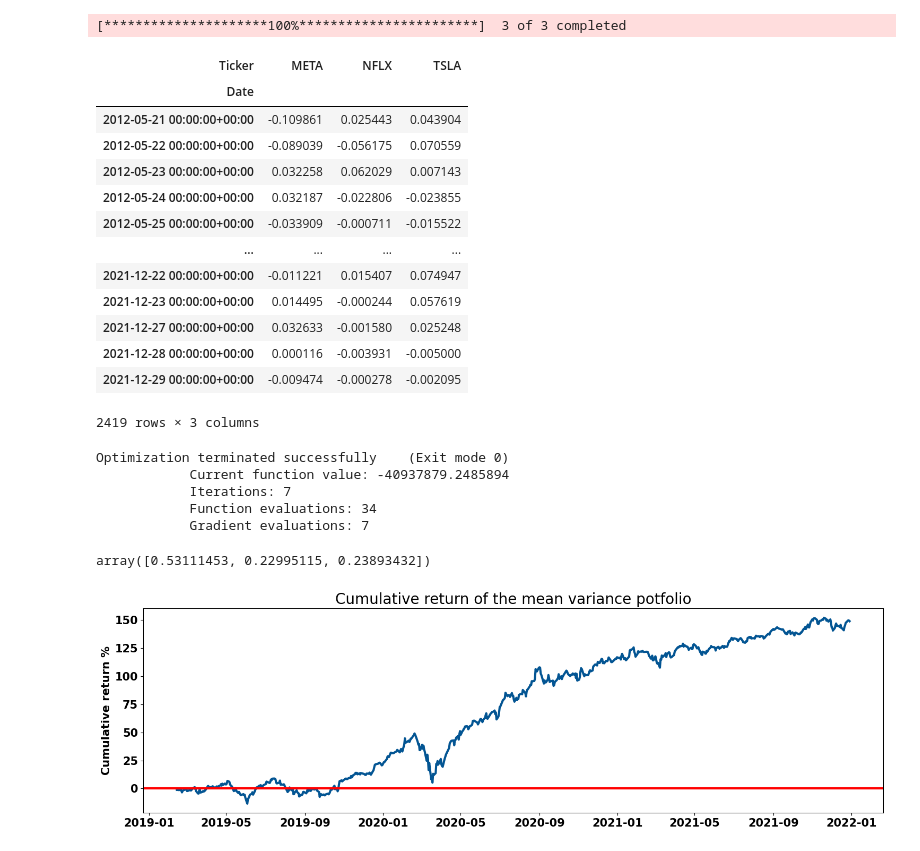
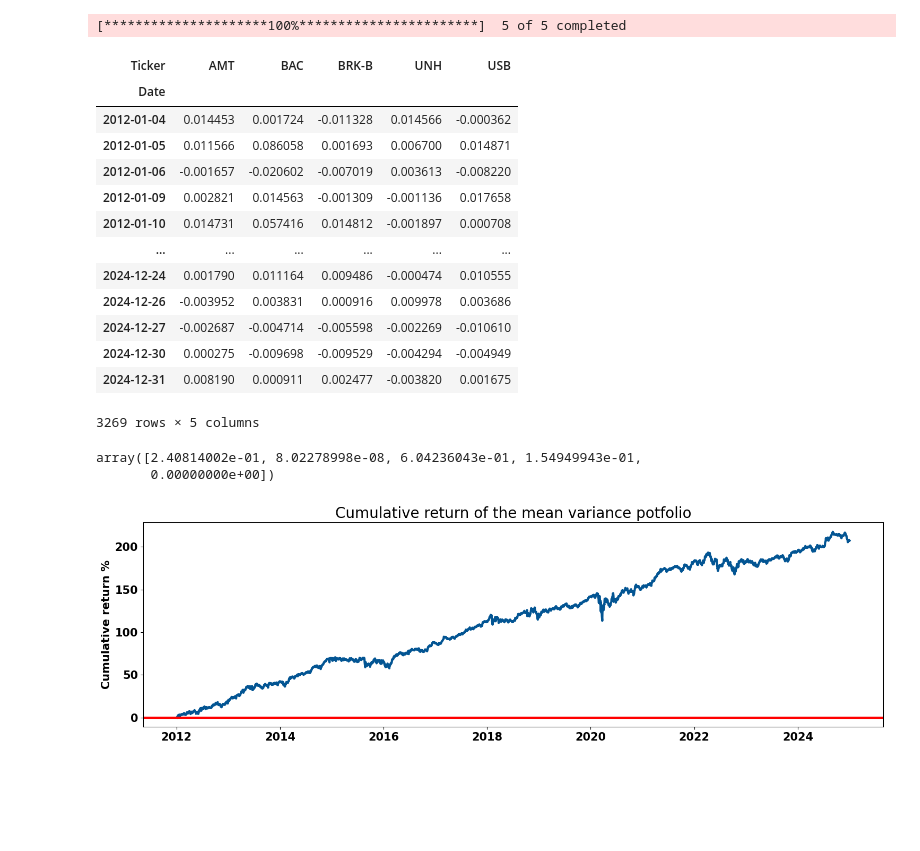
Before and after one commit to 2626245/Portfolio-Management, a Jupyter notebook: Static Asset Allocation/Mean-Variance-Criterion.ipynb, the cells around one changed output. Saved outputs shown, nothing was run; the diff lists cells and outputs as text; code cells hidden in the pictures; blank space fills up the shorter version.

Commit message:
Update portfolio management notebooks

```diff
--- a/Static Asset Allocation/Mean-Variance-Criterion.ipynb
+++ b/Static Asset Allocation/Mean-Variance-Criterion.ipynb
@@ -1,28 +1,28 @@
 # %%
 import yfinance as yf
 
-stock_tickers =['META', 'NFLX', 'TSLA']
+stock_tickers =['UNH','AMT','BAC','USB','BRK-B']
 
-database = yf.download(stock_tickers,start='2012-01-01',end ='2021-12-30')
-database = database['Adj Close']
+database = yf.download(stock_tickers,start='2012-01-01',end ='2025-01-01',auto_adjust=True)
+database = database['Close']
 data = database.dropna().pct_change(1).dropna()
 data
 # %% [output]
-[*********************100%***********************]  3 of 3 completed
+[*********************100%***********************]  5 of 5 completed
-| Ticker | META | NFLX | TSLA |
-| Date |  |  |  |
-| 2012-05-21 00:00:00+00:00 | -0.109861 | 0.025443 | 0.043904 |
-| 2012-05-22 00:00:00+00:00 | -0.089039 | -0.056175 | 0.070559 |
-| 2012-05-23 00:00:00+00:00 | 0.032258 | 0.062029 | 0.007143 |
-| 2012-05-24 00:00:00+00:00 | 0.032187 | -0.022806 | -0.023855 |
-| 2012-05-25 00:00:00+00:00 | -0.033909 | -0.000711 | -0.015522 |
-| ... | ... | ... | ... |
-| 2021-12-22 00:00:00+00:00 | -0.011221 | 0.015407 | 0.074947 |
-| 2021-12-23 00:00:00+00:00 | 0.014495 | -0.000244 | 0.057619 |
-| 2021-12-27 00:00:00+00:00 | 0.032633 | -0.001580 | 0.025248 |
-| 2021-12-28 00:00:00+00:00 | 0.000116 | -0.003931 | -0.005000 |
-| 2021-12-29 00:00:00+00:00 | -0.009474 | -0.000278 | -0.002095 |
+| Ticker | AMT | BAC | BRK-B | UNH | USB |
+| Date |  |  |  |  |  |
+| 2012-01-04 | 0.014453 | 0.001724 | -0.011328 | 0.014566 | -0.000362 |
+| 2012-01-05 | 0.011566 | 0.086058 | 0.001693 | 0.006700 | 0.014871 |
+| 2012-01-06 | -0.001657 | -0.020602 | -0.007019 | 0.003613 | -0.008220 |
+| 2012-01-09 | 0.002821 | 0.014563 | -0.001309 | -0.001136 | 0.017658 |
+| 2012-01-10 | 0.014731 | 0.057416 | 0.014812 | -0.001897 | 0.000708 |
+| ... | ... | ... | ... | ... | ... |
+| 2024-12-24 | 0.001790 | 0.011164 | 0.009486 | -0.000474 | 0.010555 |
+| 2024-12-26 | -0.003952 | 0.003831 | 0.000916 | 0.009978 | 0.003686 |
+| 2024-12-27 | -0.002687 | -0.004714 | -0.005598 | -0.002269 | -0.010610 |
+| 2024-12-30 | 0.000275 | -0.009698 | -0.009529 | -0.004294 | -0.004949 |
+| 2024-12-31 | 0.008190 | 0.000911 | 0.002477 | -0.003820 | 0.001675 |
-2419 rows × 3 columns
+3269 rows × 5 columns
 # %%
 import numpy as np
 
@@ -40,7 +40,7 @@ def MV_Criterion(weight,data):
 
     return -1*criterion
 # %%
-
+##calculating the weights
 import numpy as np
 from scipy.optimize import Bounds, minimize
 
@@ -56,12 +56,8 @@ cons = ({'type':'eq','fun':lambda x:np.sum(abs(x))-1})
 
 Bounds = [(0,1) for i in range(0,n)]
 
-res = minimize(MV_Criterion,x0,args=train_data,method="SLSQP",constraints=cons,bounds=Bounds,options={'disp':True})
+res = minimize(MV_Criterion,x0,args=data,method="SLSQP",constraints=cons,bounds=Bounds,options={'disp':False})
 res.x
 # %% [output]
-Optimization terminated successfully    (Exit mode 0)
-            Current function value: -40937879.2485894
-            Iterations: 7
-            Function evaluations: 34
-            Gradient evaluations: 7
+array([2.40814002e-01, 8.02278998e-08, 6.04236043e-01, 1.54949943e-01,
+       0.00000000e+00])
-array([0.53111453, 0.22995115, 0.23893432])
@@ -117,19 +64,19 @@ optimalsk_portfolio_weights
 # %%
 #Testing the perfomance on the test data
 import matplotlib.pyplot as plt
 
 
-portfolio_return_test = np.multiply(test_data,np.transpose(res.x))
+portfolio_return_test = np.multiply(data,np.transpose(res.x))
 portfolio_return_test = portfolio_return_test.sum(axis=1)
 
 #plot the cumulative return
 plt.figure(figsize=(18,5))
 plt.plot(np.cumsum(portfolio_return_test)*100,color="#035593",linewidth=3)
 plt.ylabel("Cumulative return %", size=15,fontweight="bold")
 plt.xticks(size=15,fontweight="bold")
 plt.yticks(size=15,fontweight="bold")
 plt.title("Cumulative return of the mean variance potfolio", size=20)
 plt.axhline(0, color="r",linewidth=3)
 plt.show()
 # %% [output]
-[figure, old version]
+[figure, new version]
```
Also changed, not shown: parts of 1 cell of this notebook, 5 other files.
